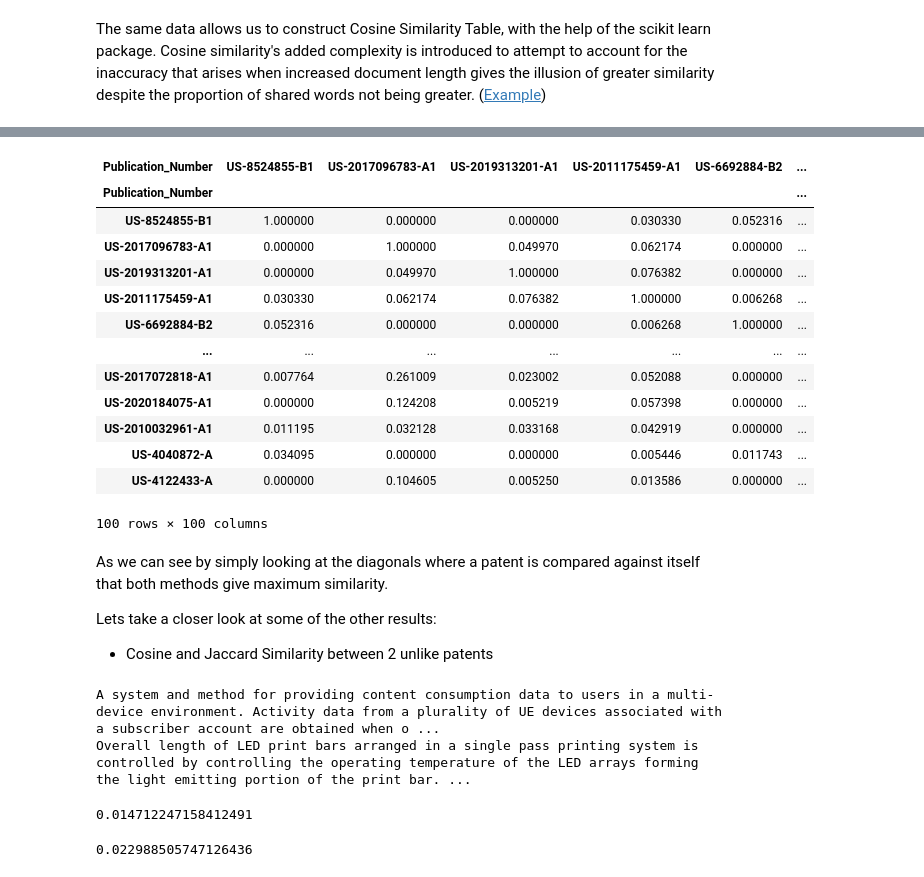
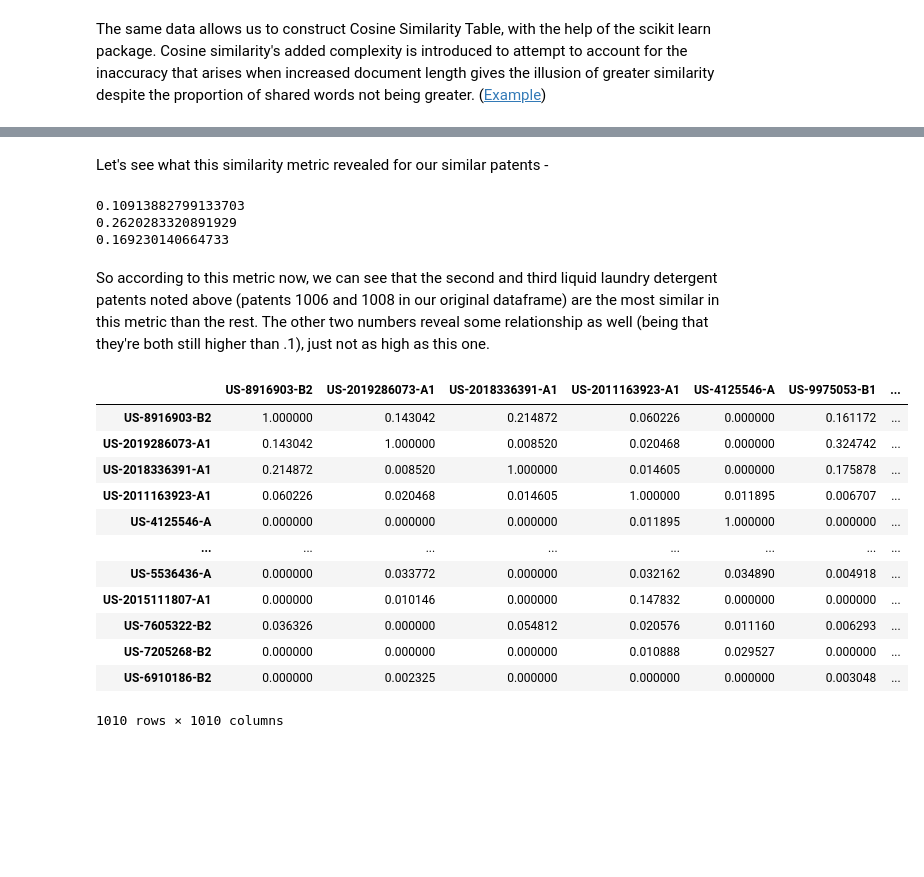
Before and after one commit to GabeAspir/Patent-Prior-Art-Finder, a Jupyter notebook: documentation/Stage_1_Documentation_The_Official_Patent_Prior_Art_Finder.ipynb, the cells around one changed output, grey strips where cells are left out. Saved outputs shown, nothing was run; the diff lists cells and outputs as text; code cells hidden in the pictures; blank space fills up the shorter version.

Commit message:
Just two more methods left to describe

```diff
--- a/documentation/Stage_1_Documentation_The_Official_Patent_Prior_Art_Finder.ipynb
+++ b/documentation/Stage_1_Documentation_The_Official_Patent_Prior_Art_Finder.ipynb
@@ -27,10 +27,18 @@ The `init()` method will create a pandas dataframe with the passed csv file (or
 
 **TF-IDF** or Term Frequency Inverse Document Frequency, is a statistical measure that evaluates how relevant a word is to a document in a collection of documents. It also utilizes vectors to allow a document to become machine readable. TF-IDF works by multiplying two metrics: how many times a word appears in a document, and the inverse document frequency of the word across a set of documents.
 # %%
-url = 'https://drive.google.com/file/d/1WPm941QT8m0bYJwZd_eY3SHjgcD6k2Z_/view?usp=sharing'
+#First 1000 Patents
+url = 'https://drive.google.com/file/d/1GcI7CvaipcyZipPm7_y2glKpoJAfc8vF/view?usp=sharing'
 file_id = url.split('/')[-2]
 dwn_url='https://drive.google.com/uc?id=' + file_id
+dataframe = patentFinder.init(dwn_url, 'Publication_Number', 'Abstract')
 
-dataframe = patentFinder.init(dwn_url, 'Publication_Number', 'Abstract')
+
+#Adding 10 patents to dataframe - with 3 similar ones
+url2 = 'https://drive.google.com/file/d/18DdQd4ZPbcvOeZ6x2KRJHmvpGarnw9Qx/view?usp=sharing'
+file_id2 = url2.split('/')[-2]
+dwn_url2='https://drive.google.com/uc?id=' + file_id2
+
+dataframe = patentFinder._add_patents_to_data(dwn_url2, 'Publication_Number', 'Abstract')
 dataframe
 # %% [output]
@@ -70,30 +128,29 @@ The same data allows us to construct Cosine Similarity Table, with the help of t
+# %% [markdown]
+Let's see what this similarity metric revealed for our similar patents -
+# %%
+print(myCosineTableTF.at[lldPatentNum1, lldPatentNum2])
+print(myCosineTableTF.at[lldPatentNum2, lldPatentNum3])
+print(myCosineTableTF.at[lldPatentNum3, lldPatentNum1])
+# %% [output]
+0.10913882799133703
+0.2620283320891929
+0.169230140664733
+# %% [markdown]
+So according to this metric now, we can see that the second and third liquid laundry detergent patents noted above (patents 1006 and 1008 in our original dataframe) are the most similar in this metric than the rest. The other two numbers reveal some relationship as well (being that they're both still higher than .1), just not as high as this one.
 # %%
-cosineTable1 = patentFinder.cosineTable(dataframe)
-cosineTable1
+myCosineTable = patentFinder.cosineTable(dataframe)
+myCosineTable
 # %% [output]
-| Publication_Number | US-8524855-B1 | US-2017096783-A1 | US-2019313201-A1 | US-2011175459-A1 | US-6692884-B2 | ... |
-| Publication_Number |  |  |  |  |  | ... |
-| US-8524855-B1 | 1.000000 | 0.000000 | 0.000000 | 0.030330 | 0.052316 | ... |
-| US-2017096783-A1 | 0.000000 | 1.000000 | 0.049970 | 0.062174 | 0.000000 | ... |
-| US-2019313201-A1 | 0.000000 | 0.049970 | 1.000000 | 0.076382 | 0.000000 | ... |
-| US-2011175459-A1 | 0.030330 | 0.062174 | 0.076382 | 1.000000 | 0.006268 | ... |
-| US-6692884-B2 | 0.052316 | 0.000000 | 0.000000 | 0.006268 | 1.000000 | ... |
-| ... | ... | ... | ... | ... | ... | ... |
-| US-2017072818-A1 | 0.007764 | 0.261009 | 0.023002 | 0.052088 | 0.000000 | ... |
-| US-2020184075-A1 | 0.000000 | 0.124208 | 0.005219 | 0.057398 | 0.000000 | ... |
-| US-2010032961-A1 | 0.011195 | 0.032128 | 0.033168 | 0.042919 | 0.000000 | ... |
-| US-4040872-A | 0.034095 | 0.000000 | 0.000000 | 0.005446 | 0.011743 | ... |
-| US-4122433-A | 0.000000 | 0.104605 | 0.005250 | 0.013586 | 0.000000 | ... |
+|  | US-8916903-B2 | US-2019286073-A1 | US-2018336391-A1 | US-2011163923-A1 | US-4125546-A | US-9975053-B1 | ... |
+| US-8916903-B2 | 1.000000 | 0.143042 | 0.214872 | 0.060226 | 0.000000 | 0.161172 | ... |
+| US-2019286073-A1 | 0.143042 | 1.000000 | 0.008520 | 0.020468 | 0.000000 | 0.324742 | ... |
+| US-2018336391-A1 | 0.214872 | 0.008520 | 1.000000 | 0.014605 | 0.000000 | 0.175878 | ... |
+| US-2011163923-A1 | 0.060226 | 0.020468 | 0.014605 | 1.000000 | 0.011895 | 0.006707 | ... |
+| US-4125546-A | 0.000000 | 0.000000 | 0.000000 | 0.011895 | 1.000000 | 0.000000 | ... |
+| ... | ... | ... | ... | ... | ... | ... | ... |
+| US-5536436-A | 0.000000 | 0.033772 | 0.000000 | 0.032162 | 0.034890 | 0.004918 | ... |
+| US-2015111807-A1 | 0.000000 | 0.010146 | 0.000000 | 0.147832 | 0.000000 | 0.000000 | ... |
+| US-7605322-B2 | 0.036326 | 0.000000 | 0.054812 | 0.020576 | 0.011160 | 0.006293 | ... |
+| US-7205268-B2 | 0.000000 | 0.000000 | 0.000000 | 0.010888 | 0.029527 | 0.000000 | ... |
+| US-6910186-B2 | 0.000000 | 0.002325 | 0.000000 | 0.000000 | 0.000000 | 0.003048 | ... |
-100 rows × 100 columns
+1010 rows × 1010 columns
-# %% [markdown]
-As we can see by simply looking at the diagonals where a patent is compared against itself that both methods give maximum similarity.
-
-Lets take a closer look at some of the other results:
-
-- Cosine and Jaccard Similarity between 2 unlike patents
-# %%
-print(dataframe.at[76,'Abstract'])
-print(dataframe.at[34,'Abstract'])
-# %% [output]
-A system and method for providing content consumption data to users in a multi-device environment. Activity data from a plurality of UE devices associated with a subscriber account are obtained when o ...
-Overall length of LED print bars arranged in a single pass printing system is controlled by controlling the operating temperature of the LED arrays forming the light emitting portion of the print bar. ...
@@ -103,8 +156,0 @@ patent2 = dataframe.at[34,'BagOfWords']
-# %%
-patentFinder.cosineSimilarity(patent1,patent2)
-# %% [output]
-0.014712247158412491
-# %%
-patentFinder.jaccardSimilarity(patent1, patent2)
-# %% [output]
-0.022988505747126436
```
Also changed, not shown: parts of 31 cells of this notebook.
